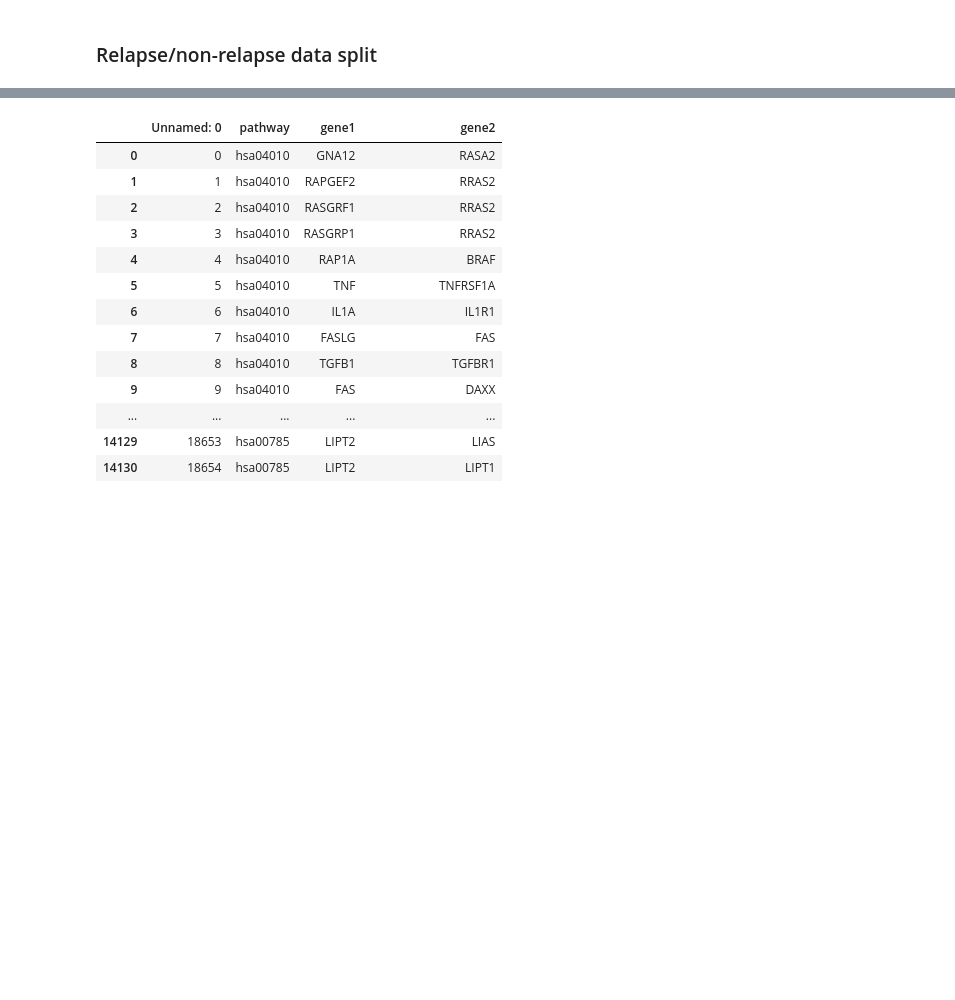
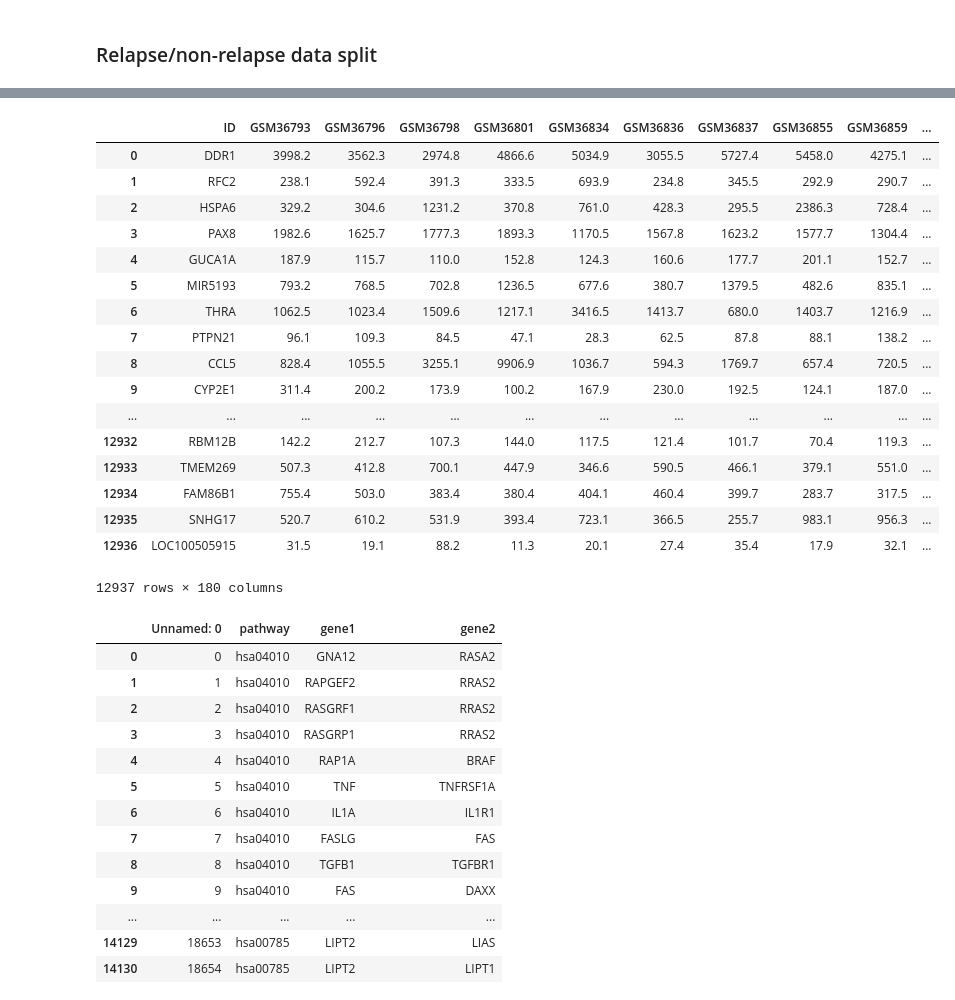
Before and after one commit to pawelkostek1/breast_cancer_relapse_classifier, a Jupyter notebook: Bioinformatics Project.ipynb, the cells around one changed output, grey strips where cells are left out. Cells and saved outputs as stored; diff of their text form; code cells hidden in the pictures; blank space fills up the shorter version.

```diff
--- a/Bioinformatics Project.ipynb
+++ b/Bioinformatics Project.ipynb
@@ -281,3 +251,40 @@ non_relapse
+# %%
+non_relapse = non_relapse.drop(non_relapse[non_relapse['ID'] == '-'].index)
+
+columns = non_relapse.columns[1:]
+temp_array=[]
+
+unique_gene_id = non_relapse['ID'].unique()
+for gene_id in unique_gene_id:
+    temp_dataframe = non_relapse[non_relapse['ID']==gene_id]
+    row_entry = [gene_id]
+    for column in columns:
+        row_entry.append(temp_dataframe[column].max())
+    temp_array.append(row_entry)
+
+non_relapse_cleaned = pd.DataFrame(temp_array, columns = non_relapse.columns)
+non_relapse_cleaned.to_csv("pfsnet_non_relapse_cleaned.txt", sep='\t')
+# %%
+non_relapse_cleaned
+# %% [output]
+|  | ID | GSM36793 | GSM36796 | GSM36798 | GSM36801 | GSM36834 | GSM36836 | GSM36837 | GSM36855 | GSM36859 | ... |
+| 0 | DDR1 | 3998.2 | 3562.3 | 2974.8 | 4866.6 | 5034.9 | 3055.5 | 5727.4 | 5458.0 | 4275.1 | ... |
+| 1 | RFC2 | 238.1 | 592.4 | 391.3 | 333.5 | 693.9 | 234.8 | 345.5 | 292.9 | 290.7 | ... |
+| 2 | HSPA6 | 329.2 | 304.6 | 1231.2 | 370.8 | 761.0 | 428.3 | 295.5 | 2386.3 | 728.4 | ... |
+| 3 | PAX8 | 1982.6 | 1625.7 | 1777.3 | 1893.3 | 1170.5 | 1567.8 | 1623.2 | 1577.7 | 1304.4 | ... |
+| 4 | GUCA1A | 187.9 | 115.7 | 110.0 | 152.8 | 124.3 | 160.6 | 177.7 | 201.1 | 152.7 | ... |
+| 5 | MIR5193 | 793.2 | 768.5 | 702.8 | 1236.5 | 677.6 | 380.7 | 1379.5 | 482.6 | 835.1 | ... |
+| 6 | THRA | 1062.5 | 1023.4 | 1509.6 | 1217.1 | 3416.5 | 1413.7 | 680.0 | 1403.7 | 1216.9 | ... |
+| 7 | PTPN21 | 96.1 | 109.3 | 84.5 | 47.1 | 28.3 | 62.5 | 87.8 | 88.1 | 138.2 | ... |
+| 8 | CCL5 | 828.4 | 1055.5 | 3255.1 | 9906.9 | 1036.7 | 594.3 | 1769.7 | 657.4 | 720.5 | ... |
+| 9 | CYP2E1 | 311.4 | 200.2 | 173.9 | 100.2 | 167.9 | 230.0 | 192.5 | 124.1 | 187.0 | ... |
+| ... | ... | ... | ... | ... | ... | ... | ... | ... | ... | ... | ... |
+| 12932 | RBM12B | 142.2 | 212.7 | 107.3 | 144.0 | 117.5 | 121.4 | 101.7 | 70.4 | 119.3 | ... |
+| 12933 | TMEM269 | 507.3 | 412.8 | 700.1 | 447.9 | 346.6 | 590.5 | 466.1 | 379.1 | 551.0 | ... |
+| 12934 | FAM86B1 | 755.4 | 503.0 | 383.4 | 380.4 | 404.1 | 460.4 | 399.7 | 283.7 | 317.5 | ... |
+| 12935 | SNHG17 | 520.7 | 610.2 | 531.9 | 393.4 | 723.1 | 366.5 | 255.7 | 983.1 | 956.3 | ... |
+| 12936 | LOC100505915 | 31.5 | 19.1 | 88.2 | 11.3 | 20.1 | 27.4 | 35.4 | 17.9 | 32.1 | ... |
+12937 rows × 180 columns
 # %%
 pfsnet_pathways_cleaned = pd.read_csv('pfsnet_pathways_cleaned.txt', delimiter='\t')
 pfsnet_pathways_cleaned
```
Also changed, not shown: parts of 5 cells of this notebook, 7 other files.
